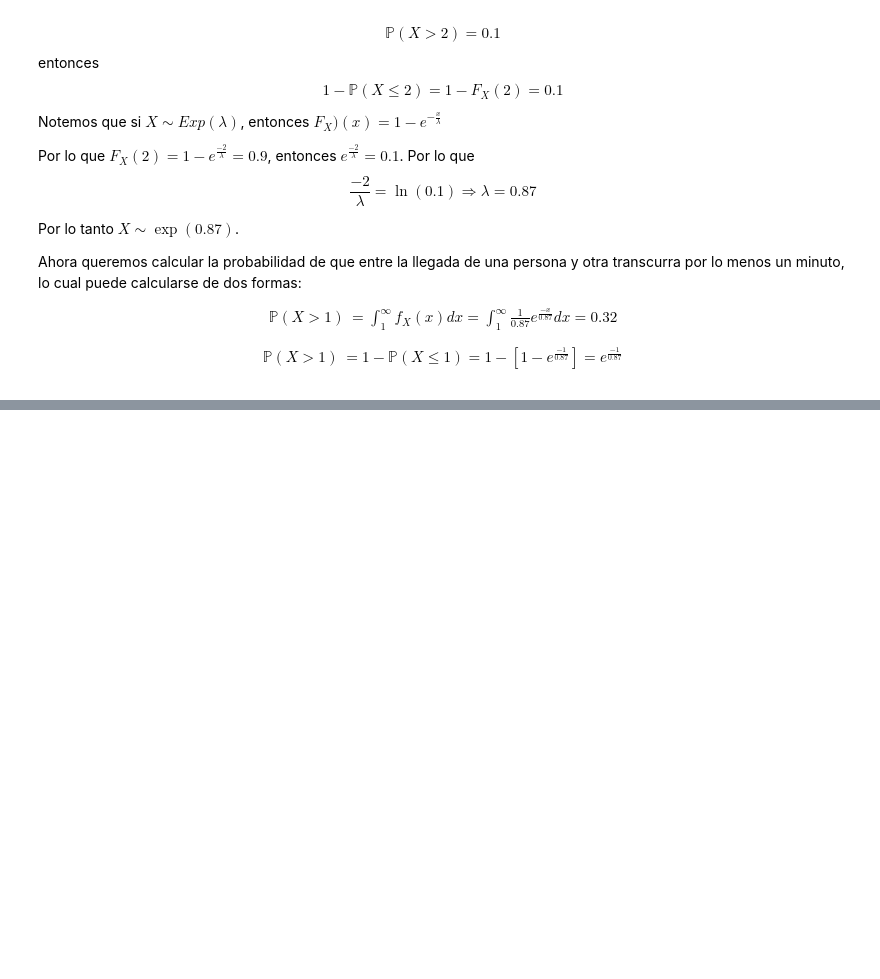
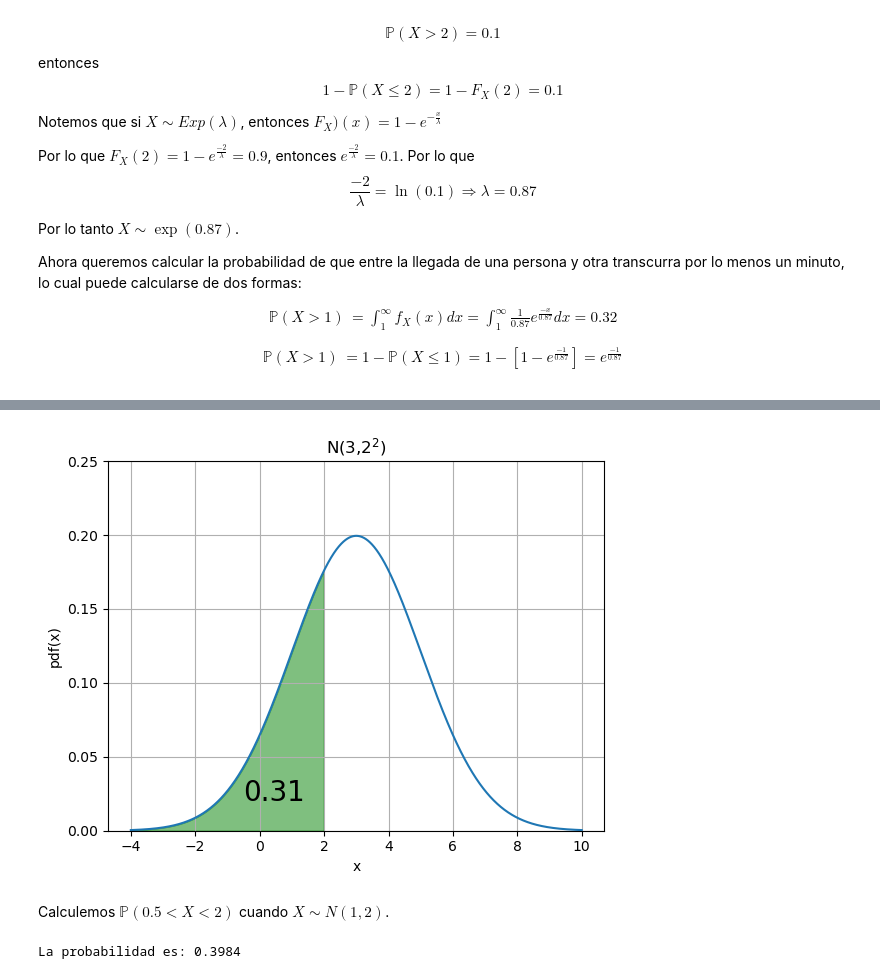
Before and after one commit to HarVazCo/Diplomado_TEyMD, a Jupyter notebook: Modulo2/Proyecto_final/Variables_aleatorias.ipynb, the cells around one changed output, grey strips where cells are left out. Drawn from its saved outputs; the diff is of its cells as text; code cells hidden in the pictures; blank space fills up the shorter version.

```diff
--- a/Modulo2/Proyecto_final/Variables_aleatorias.ipynb
+++ b/Modulo2/Proyecto_final/Variables_aleatorias.ipynb
@@ -701,0 +830,26 @@ $$\begin{align*}
+# %%
+fig, ax = plt.subplots()
+# for distribution curve
+x= np.arange(-4,10,0.001)
+ax.plot(x, norm.pdf(x,loc=3,scale=2))
+ax.set_title("N(3,$2^2$)")
+ax.set_xlabel('x')
+ax.set_ylabel('pdf(x)')
+ax.grid(True)
+# for fill_between
+px=np.arange(-4,2,0.01)
+ax.set_ylim(0,0.25)
+ax.fill_between(px,norm.pdf(px,loc=3,scale=2),alpha=0.5, color='g')
+# for text
+ax.text(-0.5,0.02,round(norm.cdf(x=2, loc=3, scale=2),2), fontsize=20)
+plt.show()
+# %% [output]
+[figure, added]
+# %% [markdown]
+Calculemos $\mathbb{P}(0.5<𝑋<2)$ cuando $X\sim N(1,2)$.
+# %%
+s = np.sqrt(2)
+prob = norm(1, s).cdf(2) - norm(1,s).cdf(0.5)
+print(f'La probabilidad es: {prob:.4f}')
+# %% [output]
+La probabilidad es: 0.3984
```
Also changed, not shown: parts of 45 cells of this notebook.
